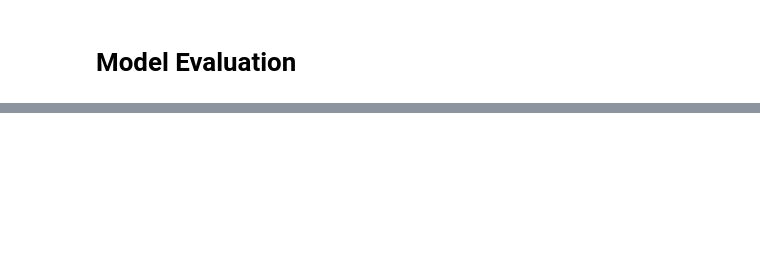
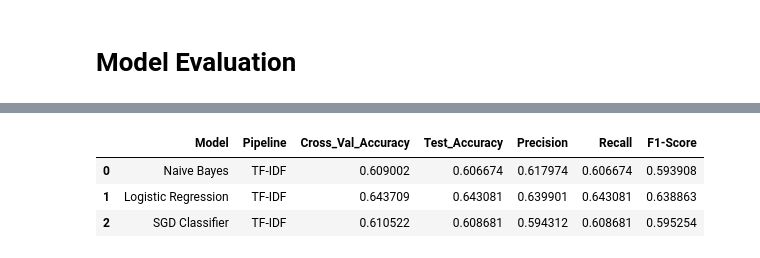
Before and after one commit to meganrashid/sqlite_to_analysis_app, a Jupyter notebook: model/model_dev.ipynb, the cells around one changed output, grey strips where cells are left out. Saved outputs shown, nothing was run; the diff lists cells and outputs as text; code cells hidden in the pictures; blank space fills up the shorter version.

```diff
--- a/model/model_dev.ipynb
+++ b/model/model_dev.ipynb
@@ -84,7 +94,6 @@ kf = KFold(n_splits=10, shuffle=True, random_state=42) # using the normal 10 fol
 models = {
     'Naive Bayes': MultinomialNB(),
     'Logistic Regression': LogisticRegression(multi_class='ovr', max_iter=1000),
-    'Support Vector Classifier': SVC(),
-    'Decision Tree': DecisionTreeClassifier(),
+    'SGD Classifier': SGDClassifier(),
     'Random Forest': RandomForestClassifier(n_estimators=100)
 }
@@ -143,10 +220,10 @@ results = []
 
 # Iterate over the models and compare pipelines (TF-IDF vs BERT embeddings)
 for model_name, model in models.items():
-
+    print(f"\n=== {model_name} ===")
     ### TF-IDF Pipeline
     tfidf_model_pipeline = Pipeline([
-        ('tfidf', TfidfVectorizer(max_features=1000, stop_words='english')),
+        ('tfidf', TfidfVectorizer(max_features=100, stop_words='english')),
         (model_name, model)
     ])
 
@@ -159,6 +236,9 @@ for model_name, model in models.items():
     tfidf_accuracy = accuracy_score(y_test, y_pred_tfidf)
     tfidf_report = classification_report(y_test, y_pred_tfidf, target_names=label_encoder.classes_, output_dict=True)
 
+    print(f"TF-IDF {model_name} Confusion Matrix of Category Performance: {tfidf_accuracy}")
+    print(tfidf_report)
+
     # Store TF-IDF results
     results.append({
         'Model': model_name,
@@ -170,32 +250,6 @@ for model_name, model in models.items():
         'F1-Score': tfidf_report['weighted avg']['f1-score']
     })
 
-    ### BERT Pipeline
-    bert_model_pipeline = Pipeline([
-        ('bert', BERTEmbeddingTransformer()),  # BERT Embeddings
-        (model_name, model)
-    ])
-
-    # Cross-Validation for BERT
-    bert_scores = cross_val_score(bert_model_pipeline, X_train, y_train, cv=kf, scoring='accuracy')
-
-    # Train on BERT
-    bert_model_pipeline.fit(X_train, y_train)
-    y_pred_bert = bert_model_pipeline.predict(X_test)
-    bert_accuracy = accuracy_score(y_test, y_pred_bert)
-    bert_report = classification_report(y_test, y_pred_bert, target_names=label_encoder.classes_, output_dict=True)
-
-    # Store BERT results
-    results.append({
-        'Model': model_name,
-        'Pipeline': 'BERT',
-        'Cross_Val_Accuracy': bert_scores.mean(),
-        'Test_Accuracy': bert_accuracy,
-        'Precision': bert_report['weighted avg']['precision'],
-        'Recall': bert_report['weighted avg']['recall'],
-        'F1-Score': bert_report['weighted avg']['f1-score']
-    })
-
 # Create DataFrame for all the results
 results_df = pd.DataFrame(results)
 
@@ -203,0 +273,8 @@ print(results_df)
+# %%
+results_df = pd.DataFrame(results)
+results_df
+# %% [output]
+|  | Model | Pipeline | Cross_Val_Accuracy | Test_Accuracy | Precision | Recall | F1-Score |
+| 0 | Naive Bayes | TF-IDF | 0.609002 | 0.606674 | 0.617974 | 0.606674 | 0.593908 |
+| 1 | Logistic Regression | TF-IDF | 0.643709 | 0.643081 | 0.639901 | 0.643081 | 0.638863 |
+| 2 | SGD Classifier | TF-IDF | 0.610522 | 0.608681 | 0.594312 | 0.608681 | 0.595254 |
```
Also changed, not shown: parts of 15 cells of this notebook.
